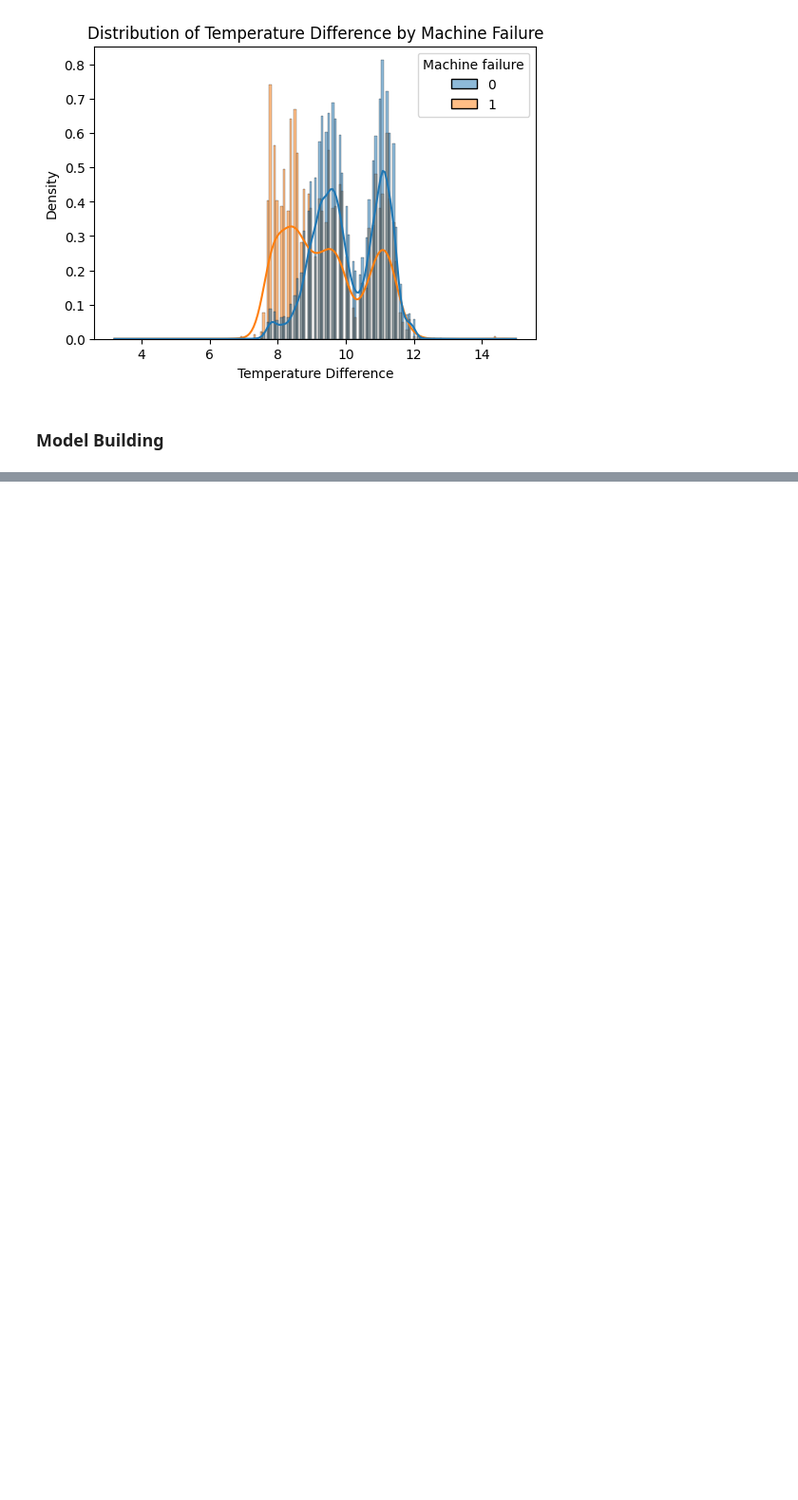
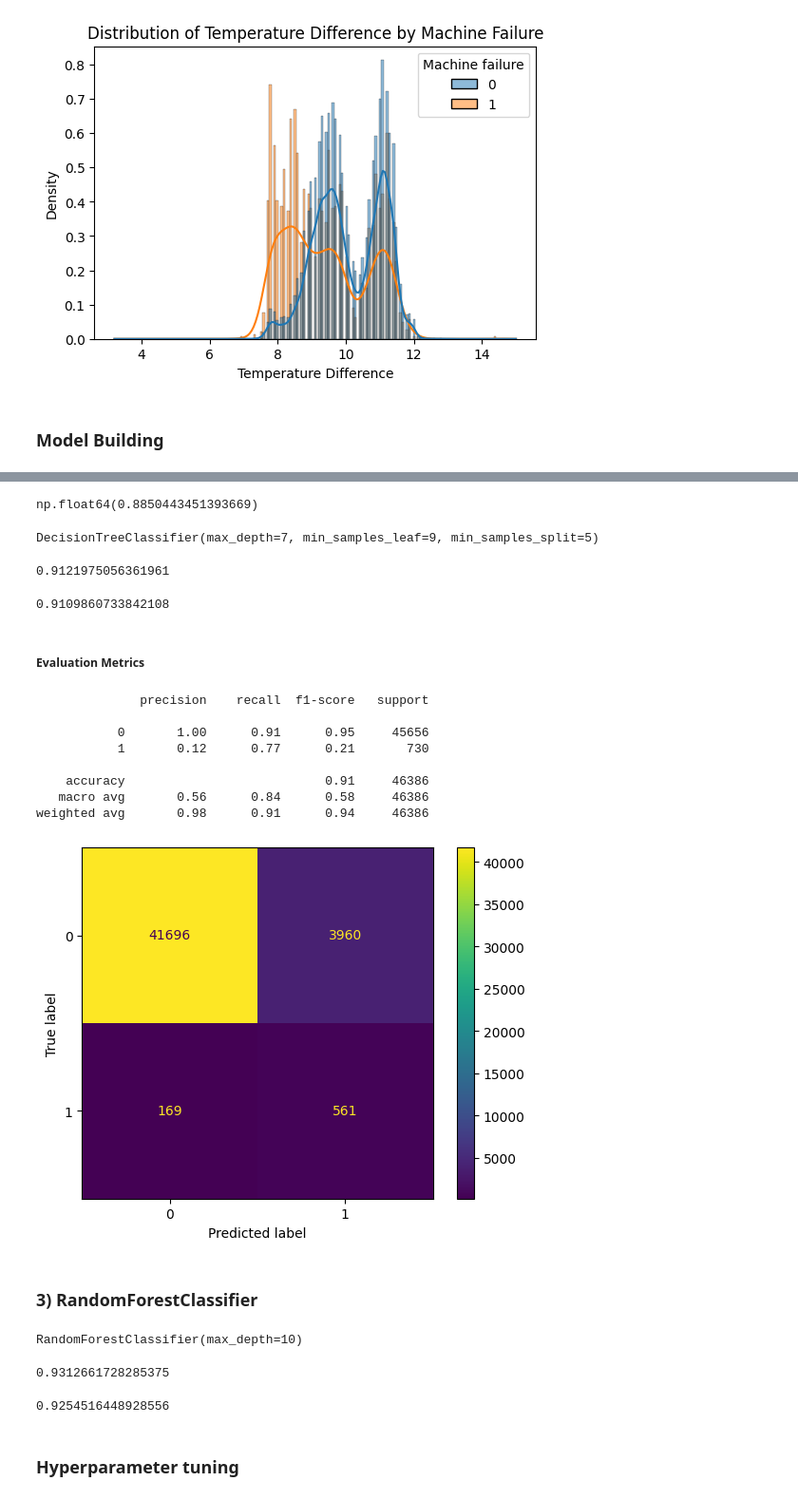
Before and after one commit to PrarthanaShende/Machine-Learning, a Jupyter notebook: Machine Failure Prediction/Machine Failure Prediction.ipynb, the cells around one changed output, grey strips where cells are left out. Shown at 95% size. Drawn from its saved outputs; the diff is of its cells as text; code cells hidden in the pictures; blank space fills up the shorter version.

```diff
--- a/Machine Failure Prediction/Machine Failure Prediction.ipynb
+++ b/Machine Failure Prediction/Machine Failure Prediction.ipynb
@@ -248,0 +297,11 @@ for col in num_features:
+# %%
+from sklearn.tree import DecisionTreeClassifier
+
+model1 = DecisionTreeClassifier(
+    criterion='gini',
+    max_depth=5,
+    min_samples_leaf=3,
+    min_samples_split=5
+)
+
+model1.fit(x_sample1,y_sample1)
@@ -248,0 +324,12 @@ for col in num_features:
+# %%
+params ={
+    'max_depth':[3,4,5,6,7],
+    'min_samples_leaf':[1,2,3,4,5,9,11],
+    'min_samples_split':[3,5,7,9,10],
+    'criterion':['gini','entropy']
+}
+# %%
+from sklearn.model_selection import RandomizedSearchCV
+base_model = DecisionTreeClassifier()
+rscv = RandomizedSearchCV(estimator=base_model,param_distributions=params,cv=3,scoring='f1_macro')
+rscv.fit(x_sample1,y_sample1)
@@ -248,0 +353,52 @@ for col in num_features:
+# %%
+rscv.best_score_
+# %% [output]
+np.float64(0.8850443451393669)
+# %%
+best_dtc = rscv.best_estimator_
+best_dtc
+# %% [output]
+DecisionTreeClassifier(max_depth=7, min_samples_leaf=9, min_samples_split=5)
+# %%
+best_dtc.score(xtrain,ytrain)
+# %% [output]
+0.9121975056361961
+# %%
+best_dtc.score(xtest,ytest)
+# %% [output]
+0.9109860733842108
+# %% [markdown]
+##### Evaluation Metrics
+# %%
+ConfusionMatrixDisplay.from_estimator(best_dtc,xtest,ytest)
+ypreds2 = best_dtc.predict(xtest)
+print(classification_report(ytest,ypreds2))
+# %% [output]
+              precision    recall  f1-score   support
+
+           0       1.00      0.91      0.95     45656
+           1       0.12      0.77      0.21       730
+
+    accuracy                           0.91     46386
+   macro avg       0.56      0.84      0.58     46386
+weighted avg       0.98      0.91      0.94     46386
+[figure, added]
+# %% [markdown]
+### 3) RandomForestClassifier
+# %%
+from sklearn.ensemble import RandomForestClassifier,GradientBoostingClassifier
+
+model_rnd =RandomForestClassifier( n_estimators=100,max_depth=10)
+model_rnd.fit(x_sample1,y_sample1)
+# %% [output]
+RandomForestClassifier(max_depth=10)
+# %%
+model_rnd.score(xtrain,ytrain)
+# %% [output]
+0.9312661728285375
+# %%
+model_rnd.score(xtest,ytest)
+# %% [output]
+0.9254516448928556
+# %% [markdown]
+### Hyperparameter tuning
```
Also changed, not shown: parts of 55 cells of this notebook, 3 other files.
